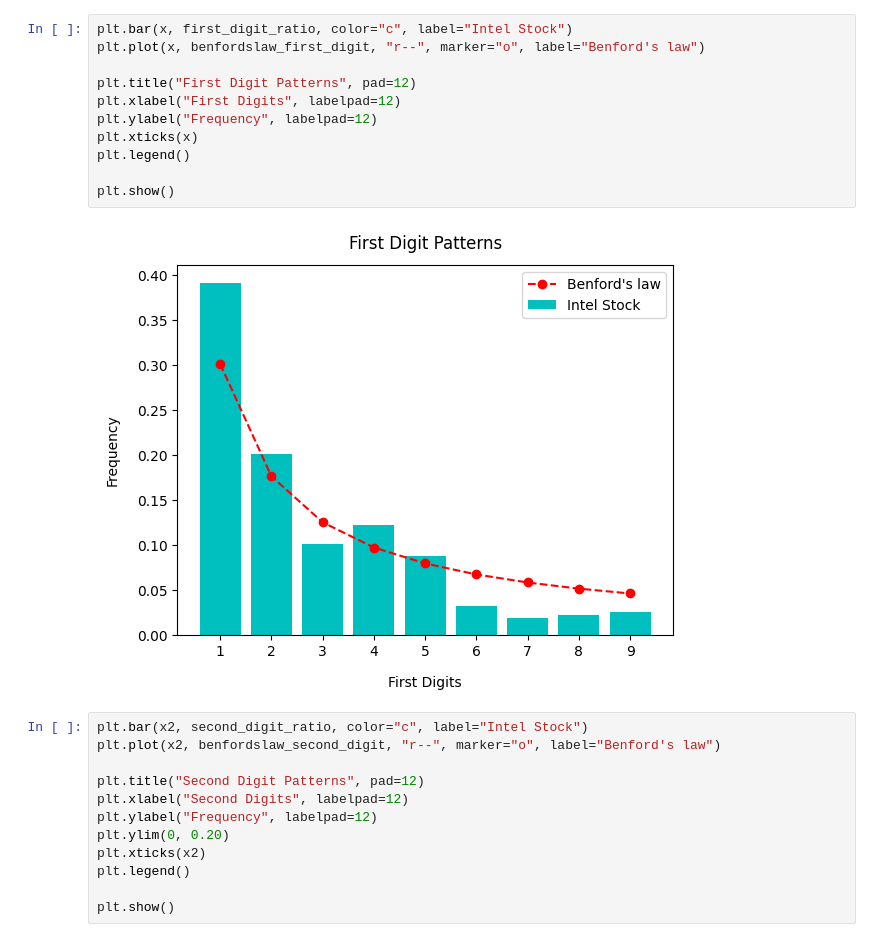
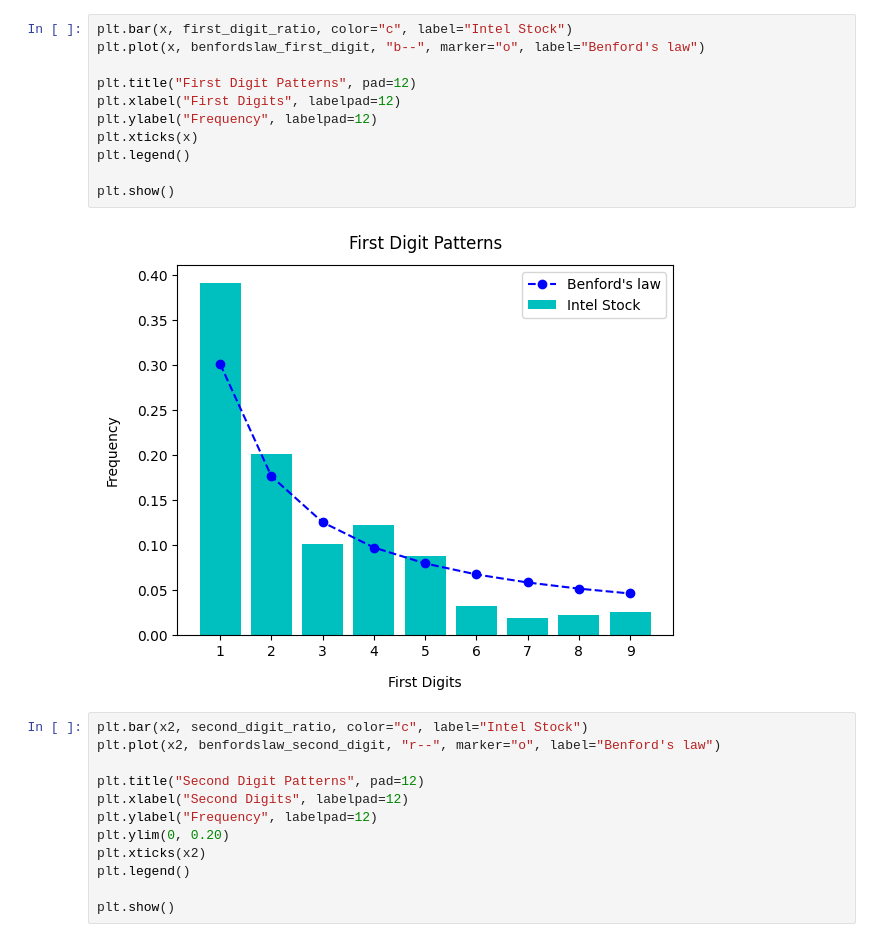
Before and after one commit to haesol1013/CP1, a Jupyter notebook: haesol/assignment/week11/week11_asgmt_2.ipynb, the cells around one changed output. Cells and saved outputs as stored; diff of their text form.

```diff
--- a/haesol/assignment/week11/week11_asgmt_2.ipynb
+++ b/haesol/assignment/week11/week11_asgmt_2.ipynb
@@ -38,16 +37,16 @@ array([0.11967927, 0.1138901 , 0.1088215 , 0.10432956, 0.1003082 ,
 # %%
 plt.bar(x, first_digit_ratio, color="c", label="Intel Stock")
-plt.plot(x, benfordslaw_first_digit, "r--", marker="o", label="Benford's law")
+plt.plot(x, benfordslaw_first_digit, "b--", marker="o", label="Benford's law")
 
 plt.title("First Digit Patterns", pad=12)
 plt.xlabel("First Digits", labelpad=12)
 plt.ylabel("Frequency", labelpad=12)
 plt.xticks(x)
 plt.legend()
 
 plt.show()
 # %% [output]
-[figure, old version]
+[figure, new version]
 # %%
 plt.bar(x2, second_digit_ratio, color="c", label="Intel Stock")
 plt.plot(x2, benfordslaw_second_digit, "r--", marker="o", label="Benford's law")
```
Also changed, not shown: parts of 10 cells of this notebook, 10 other files.
